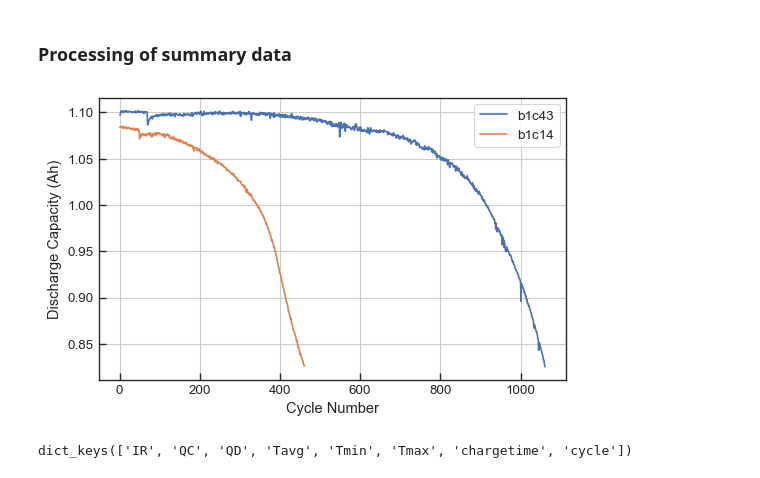
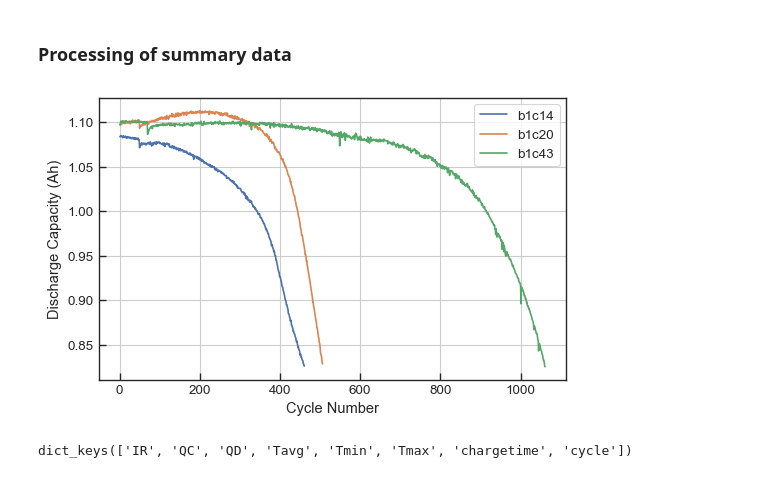
Before and after one commit to sarajcev/data-driven-prediction-of-battery-cycle-life-before-capacity-degradation, a Jupyter notebook: Models.ipynb, the cells around one changed output. Drawn from its saved outputs; the diff is of its cells as text; code cells hidden in the pictures.

```diff
--- a/Models.ipynb
+++ b/Models.ipynb
@@ -37,7 +39,9 @@ sns.set_style('ticks', {'xtick.direction':'in', 'ytick.direction':'in'})
 ### Import dataset
 # %%
 # NOTE: Running this cell can take some time.
+path = os.path.dirname('/home/ps/Documents/Batteries/')  # EDIT HERE
 matlab_file = '2018-02-20_batchdata_updated_struct_errorcorrect.mat'
-bat_dict = import_dataset(matlab_file)
+file_path = os.path.join(path, matlab_file)
+bat_dict = import_dataset(file_path)
 # %%
 # This is a nested dictionary object.
@@ -180,21 +194,3 @@ X_data, y_data = get_features_from_data(bat_dict, skip_outliers=True)
-# %%
-# Targets are battery cell knee-points.
-y_data_knees = get_knee_points(bat_dict)
-for cid, eol, knee in zip(bat_dict.keys(), y_data, y_data_knees):
-    if knee > eol:
-        print(f'Cell ID: {cid}, Knee: {knee}, EoL: {eol}')
-        print(f'Warning: {cid} knee-point is beyond the EoL!')
-# %%
-# Targets are battery cell knee-onset points.
-y_data_knee_onsets = get_knee_onset_points(bat_dict)
-for cid, eol, knee, knee_onset in zip(bat_dict.keys(),
-                                      y_data, y_data_knees, y_data_knee_onsets):
-    if knee_onset > eol:
-        print(f'Cell ID: {cid}, Knee-onset: {knee_onset}, EoL: {eol}')
-        print(f'Warning: {cid} knee-onset point is beyond the EoL!')
-    if knee_onset > knee:
-        print(f'Cell ID: {cid}, Knee: {knee}, Knee-onset: {knee_onset}')
-        print(f'Warning: {cid} knee-onset point is beyond the Knee point!')
 # %%
 # Correlations between features and log of targets.
 df = pd.DataFrame(X_data)
@@ -402,15 +399,15 @@ shap.plots.waterfall(explainer(X_test)[0])  # explaining the first test sample
 ### Processing of summary data
 # %%
 fig, ax = plt.subplots(figsize=(5.5,3.5))
-for cid in ['b1c43', 'b1c14']:
+for cid in ['b1c14', 'b1c20', 'b1c43']:
     ax.plot(bat_dict[cid]['summary']['cycle'],
             bat_dict[cid]['summary']['QD'],
             label=cid)
 ax.set_xlabel('Cycle Number')
 ax.set_ylabel('Discharge Capacity (Ah)')
 ax.legend(loc='best')
 ax.grid(which='major', axis='both')
 fig.tight_layout()
 plt.show()
 # %% [output]
-[figure, old version]
+[figure, new version]
```
Also changed, not shown: parts of 30 cells of this notebook, 1 other file.
